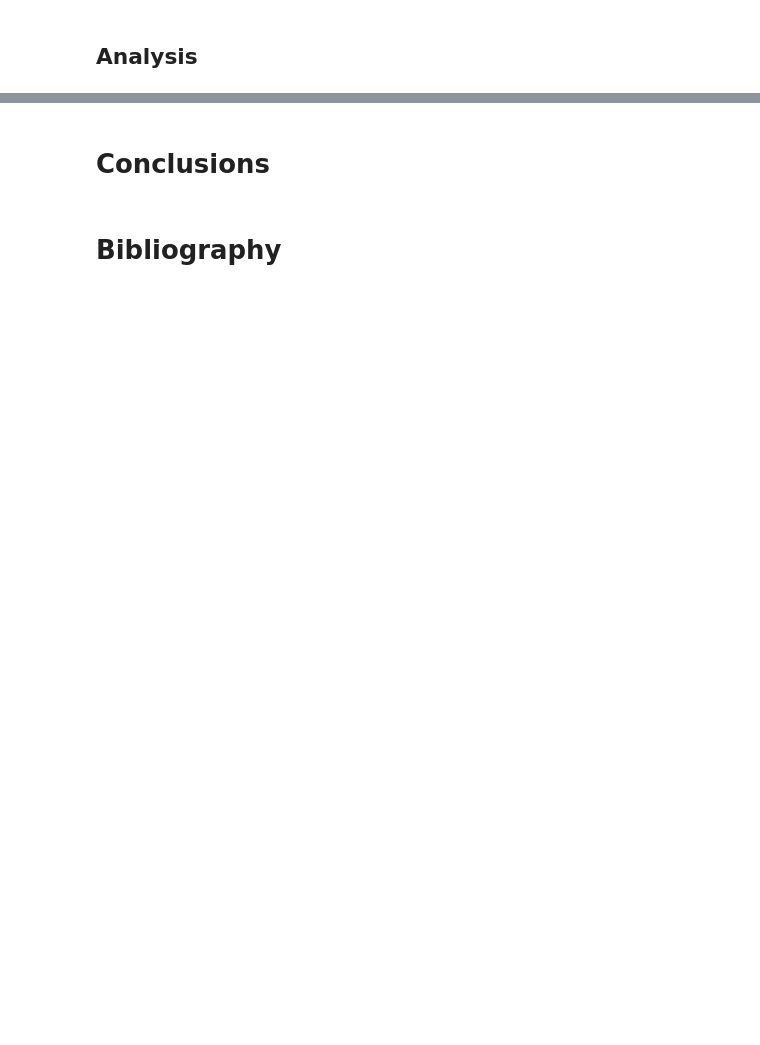
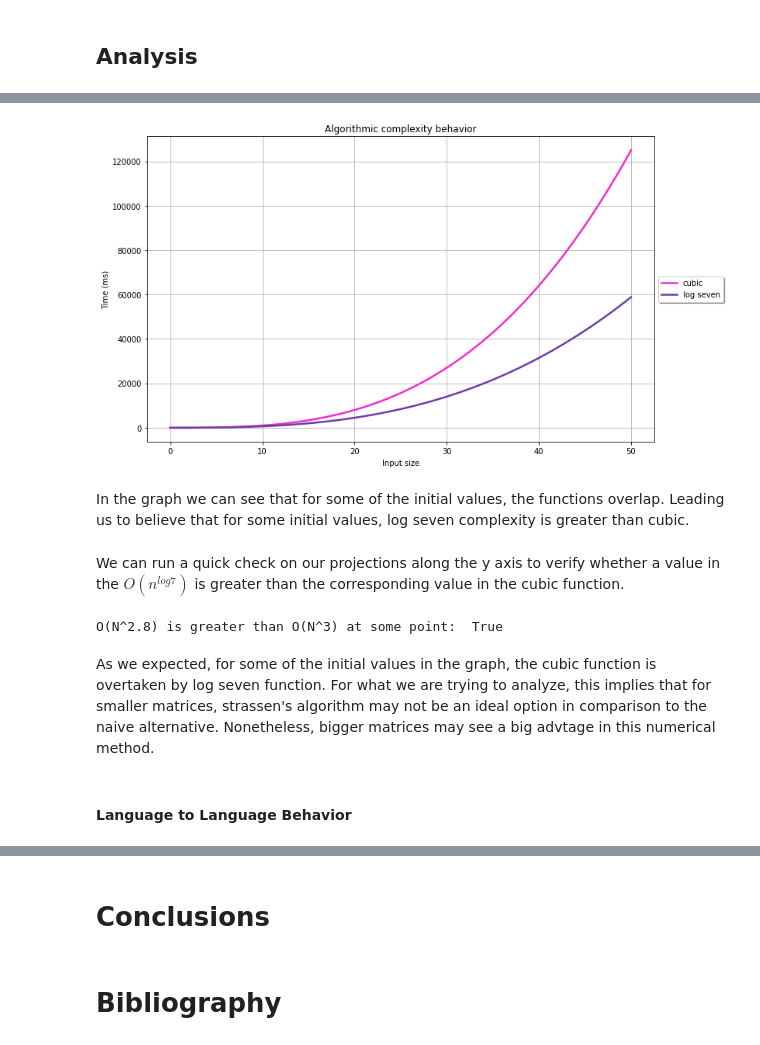
Before and after one commit to Drew138/numerical-analysis, a Jupyter notebook: Big Matrix Multiplication and Its Applications.ipynb, the cells around one changed output, grey strips where cells are left out. Cells and saved outputs as stored; diff of their text form; code cells hidden in the pictures; blank space fills up the shorter version.

```diff
--- a/Big Matrix Multiplication and Its Applications.ipynb
+++ b/Big Matrix Multiplication and Its Applications.ipynb
@@ -346,0 +273,62 @@ dataframe.head(1).values.flatten().tolist()
+# %%
+from scipy.interpolate import CubicSpline
+import matplotlib.pyplot as plt
+import numpy as np
+import random
+import math
+
+def cubic_complexity(x):
+    return list(map(lambda y: y ** 3, x))
+
+def log_seven_complexity(x):
+    return list(map(lambda y : y ** math.log(7, 2), x))
+
+x = np.linspace(0, 50, num=100, endpoint=True)
+_, ax = plt.subplots(figsize=(10, 6))
+
+
+ax.plot(
+    x,
+    cubic_complexity(x),
+    linestyle='solid',
+    label='cubic',
+    color="#%06x" % random.randint(0, 0xFFFFFF),  # generate random color
+    linewidth=2.5
+)
+
+ax.plot(
+    x,
+    log_seven_complexity(x),
+    linestyle='solid',
+    label='log seven',
+    color="#%06x" % random.randint(0, 0xFFFFFF),  # generate random color
+    linewidth=2.5
+)
+
+plt.grid(True)
+plt.tight_layout()
+ax.set_title("Algorithmic complexity behavior")
+ax.set_xlabel('Input size', labelpad=5)
+ax.set_ylabel("Time (ms)")
+ax.legend(
+    loc='center left',
+    bbox_to_anchor=(1, 0.5),
+    fancybox=True,
+    shadow=True, ncol=1
+)
+plt.show()
+# %% [output]
+[figure, added]
+# %% [markdown]
+In the graph we can see that for some of the initial values, the functions overlap. Leading us to believe that for some initial values, log seven complexity is greater than cubic.
+# %% [markdown]
+We can run a quick check on our projections along the y axis to verify whether a value in the $O(n^{log7})$ is greater than the corresponding value in the cubic function.
+# %%
+answer = any(list(map(lambda x: (x[0] > x[1]), zip(log_seven_complexity(x), cubic_complexity(x)))))
+print("O(N^2.8) is greater than O(N^3) at some point: ", answer)
+# %% [output]
+O(N^2.8) is greater than O(N^3) at some point:  True
+# %% [markdown]
+As we expected, for some of the initial values in the graph, the cubic function is overtaken by log seven function. For what we are trying to analyze, this implies that for smaller matrices, strassen's algorithm may not be an ideal option in comparison to the naive alternative. Nonetheless, bigger matrices may see a big advtage in this numerical method.
+# %% [markdown]
+#### Language to Language Behavior
```
Also changed, not shown: parts of 23 cells of this notebook, 2 other files.
